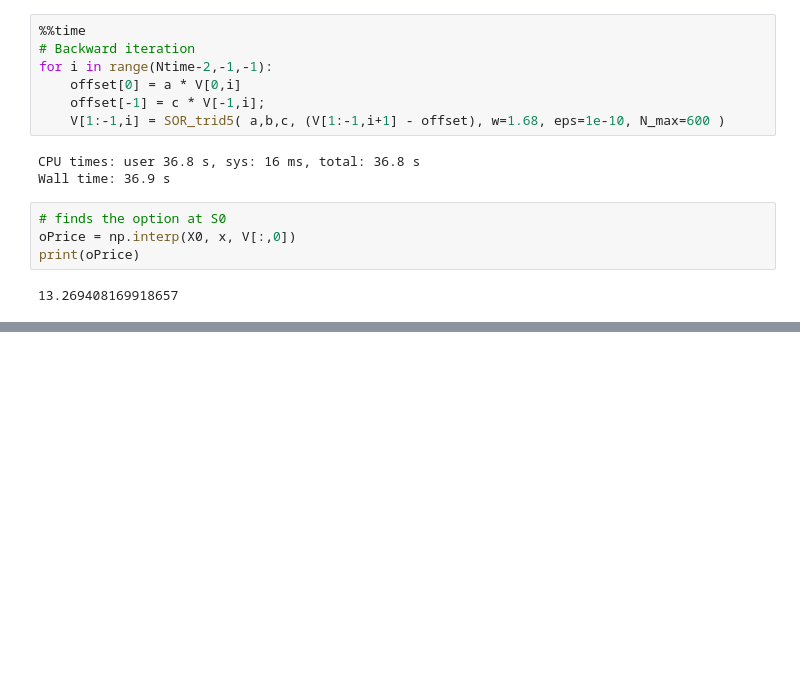
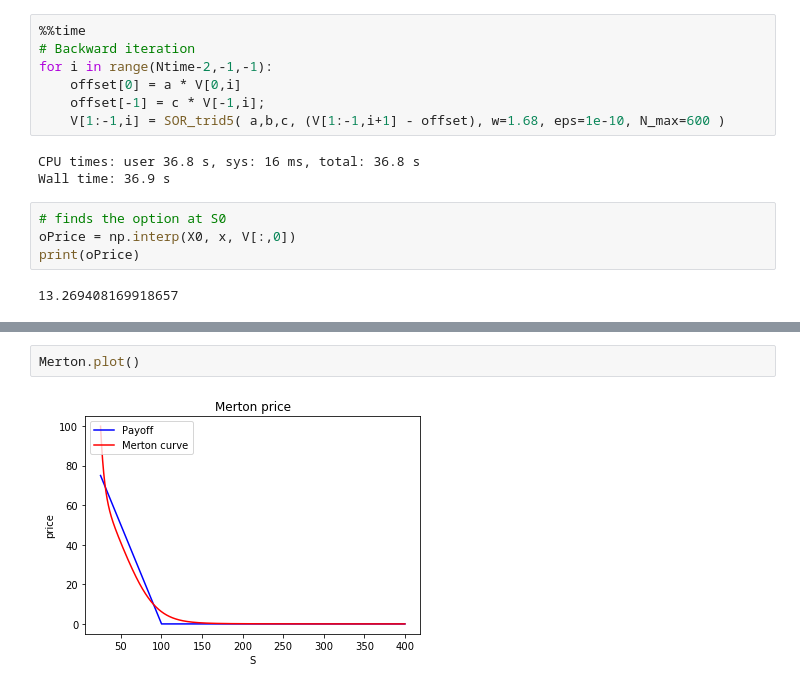
Before and after one commit to cantaro86/Financial-Models-Numerical-Methods, a Jupyter notebook: ZZ_tests.ipynb, the cells around one changed output, grey strips where cells are left out. Saved outputs shown, nothing was run; the diff lists cells and outputs as text; blank space fills up the shorter version.

```diff
--- a/ZZ_tests.ipynb
+++ b/ZZ_tests.ipynb
@@ -101,0 +143,4 @@ print(oPrice)
+# %%
+Merton.plot()
+# %% [output]
+[figure, added]
```
Also changed, not shown: parts of 10 cells of this notebook, 22 other files.
